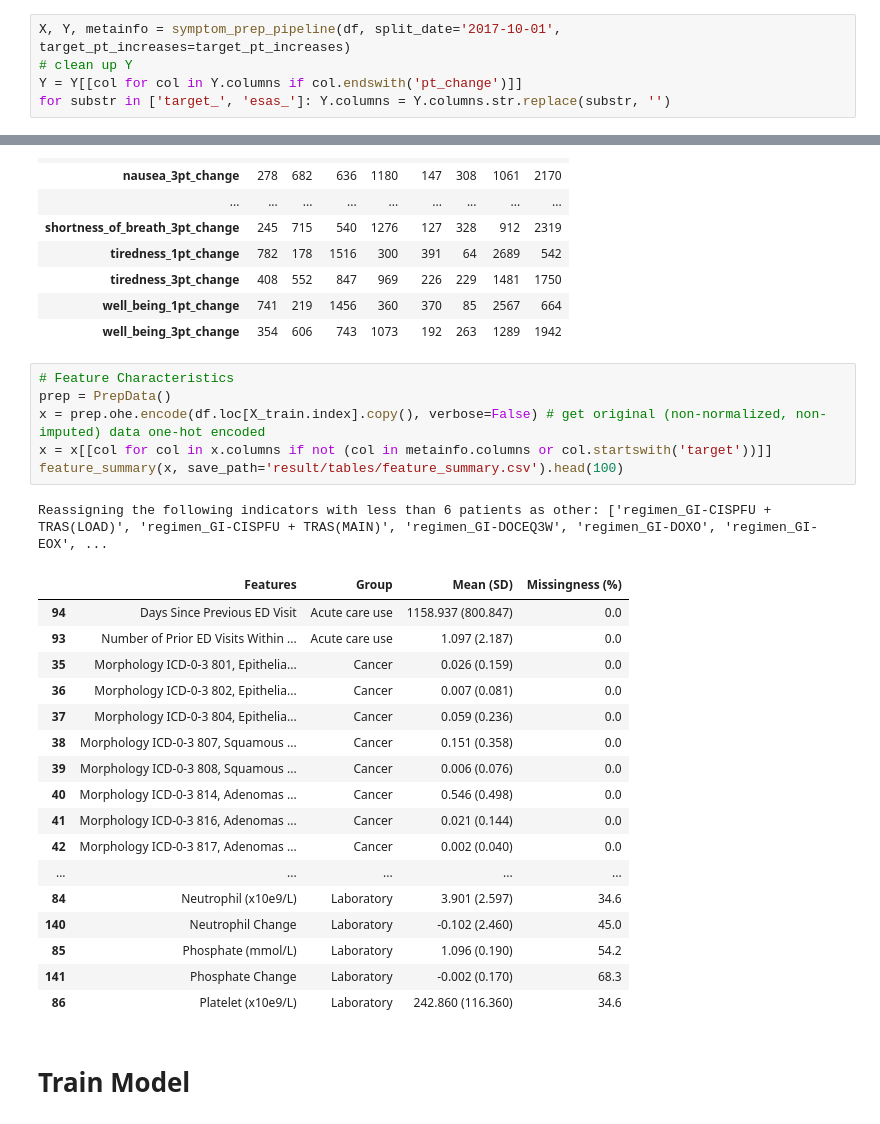
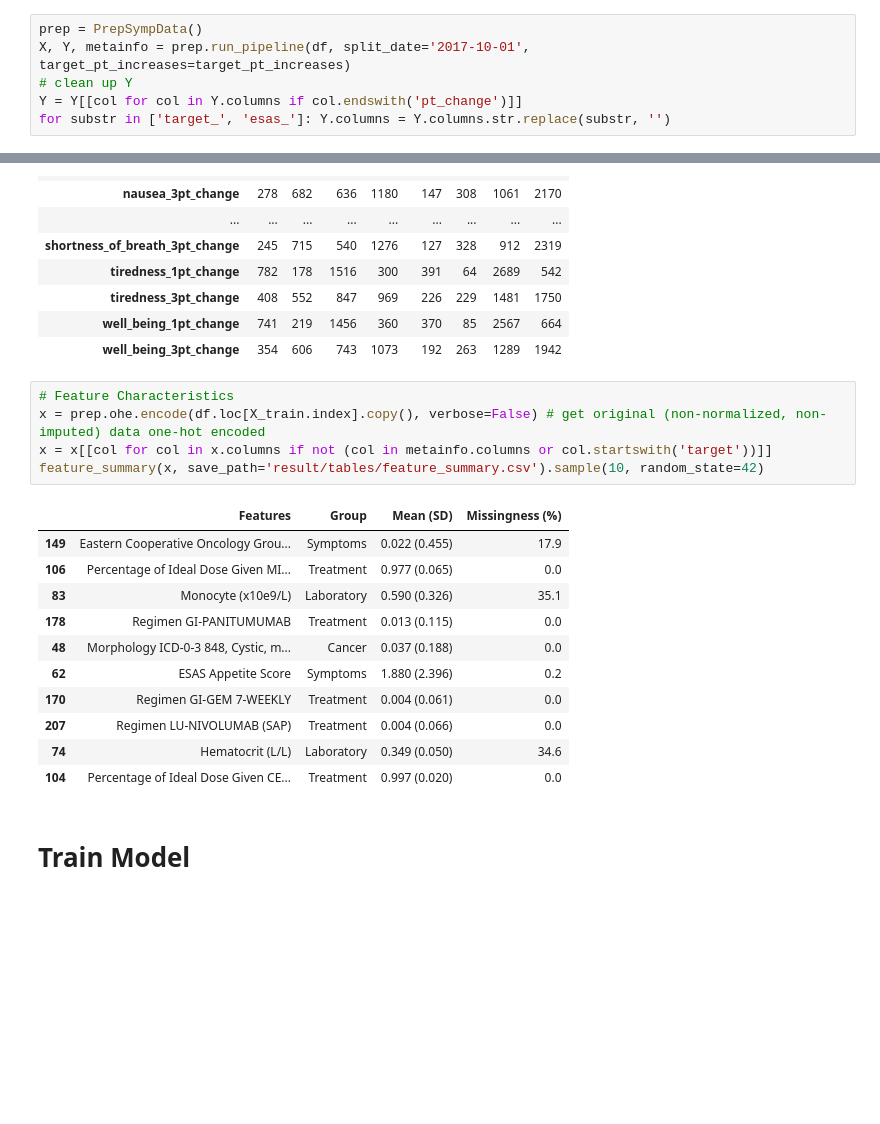
Before and after one commit to ml4oncology/PredUCE, a Jupyter notebook: notebooks/Symptom.ipynb, the cells around one changed output, grey strips where cells are left out. Cells and saved outputs as stored; diff of their text form; blank space fills up the shorter version.

Commit message:
cleaned up notebook, changed data pipeline to a class

```diff
--- a/notebooks/Symptom.ipynb
+++ b/notebooks/Symptom.ipynb
@@ -129,5 +110,6 @@ df = collapse_rare_categories(df, catcols=['cancer_site', 'morphology'])
 # %%
-X, Y, metainfo = symptom_prep_pipeline(df, split_date='2017-10-01', target_pt_increases=target_pt_increases)
+prep = PrepSympData()
+X, Y, metainfo = prep.run_pipeline(df, split_date='2017-10-01', target_pt_increases=target_pt_increases)
 # clean up Y
 Y = Y[[col for col in Y.columns if col.endswith('pt_change')]]
 for substr in ['target_', 'esas_']: Y.columns = Y.columns.str.replace(substr, '')
@@ -224,28 +174,20 @@ get_label_distribution(Y, metainfo, with_respect_to='patients').sort_index()
 | well_being_3pt_change | 354 | 606 | 743 | 1073 | 192 | 263 | 1289 | 1942 |
 # %%
 # Feature Characteristics
-prep = PrepData()
 x = prep.ohe.encode(df.loc[X_train.index].copy(), verbose=False) # get original (non-normalized, non-imputed) data one-hot encoded
 x = x[[col for col in x.columns if not (col in metainfo.columns or col.startswith('target'))]]
-feature_summary(x, save_path='result/tables/feature_summary.csv').head(100)
+feature_summary(x, save_path='result/tables/feature_summary.csv').sample(10, random_state=42)
 # %% [output]
-Reassigning the following indicators with less than 6 patients as other: ['regimen_GI-CISPFU + TRAS(LOAD)', 'regimen_GI-CISPFU + TRAS(MAIN)', 'regimen_GI-DOCEQ3W', 'regimen_GI-DOXO', 'regimen_GI-EOX', ...
 |  | Features | Group | Mean (SD) | Missingness (%) |
-| 94 | Days Since Previous ED Visit | Acute care use | 1158.937 (800.847) | 0.0 |
-| 93 | Number of Prior ED Visits Within ... | Acute care use | 1.097 (2.187) | 0.0 |
-| 35 | Morphology ICD-0-3 801, Epithelia... | Cancer | 0.026 (0.159) | 0.0 |
-| 36 | Morphology ICD-0-3 802, Epithelia... | Cancer | 0.007 (0.081) | 0.0 |
-| 37 | Morphology ICD-0-3 804, Epithelia... | Cancer | 0.059 (0.236) | 0.0 |
-| 38 | Morphology ICD-0-3 807, Squamous ... | Cancer | 0.151 (0.358) | 0.0 |
-| 39 | Morphology ICD-0-3 808, Squamous ... | Cancer | 0.006 (0.076) | 0.0 |
-| 40 | Morphology ICD-0-3 814, Adenomas ... | Cancer | 0.546 (0.498) | 0.0 |
-| 41 | Morphology ICD-0-3 816, Adenomas ... | Cancer | 0.021 (0.144) | 0.0 |
-| 42 | Morphology ICD-0-3 817, Adenomas ... | Cancer | 0.002 (0.040) | 0.0 |
-| ... | ... | ... | ... | ... |
-| 84 | Neutrophil (x10e9/L) | Laboratory | 3.901 (2.597) | 34.6 |
-| 140 | Neutrophil Change | Laboratory | -0.102 (2.460) | 45.0 |
-| 85 | Phosphate (mmol/L) | Laboratory | 1.096 (0.190) | 54.2 |
-| 141 | Phosphate Change | Laboratory | -0.002 (0.170) | 68.3 |
-| 86 | Platelet (x10e9/L) | Laboratory | 242.860 (116.360) | 34.6 |
+| 149 | Eastern Cooperative Oncology Grou... | Symptoms | 0.022 (0.455) | 17.9 |
+| 106 | Percentage of Ideal Dose Given MI... | Treatment | 0.977 (0.065) | 0.0 |
+| 83 | Monocyte (x10e9/L) | Laboratory | 0.590 (0.326) | 35.1 |
+| 178 | Regimen GI-PANITUMUMAB | Treatment | 0.013 (0.115) | 0.0 |
+| 48 | Morphology ICD-0-3 848, Cystic, m... | Cancer | 0.037 (0.188) | 0.0 |
+| 62 | ESAS Appetite Score | Symptoms | 1.880 (2.396) | 0.2 |
+| 170 | Regimen GI-GEM 7-WEEKLY | Treatment | 0.004 (0.061) | 0.0 |
+| 207 | Regimen LU-NIVOLUMAB (SAP) | Treatment | 0.004 (0.066) | 0.0 |
+| 74 | Hematocrit (L/L) | Laboratory | 0.349 (0.050) | 34.6 |
+| 104 | Percentage of Ideal Dose Given CE... | Treatment | 0.997 (0.020) | 0.0 |
 # %% [markdown]
 # Train Model
```
Also changed, not shown: parts of 18 cells of this notebook, 10 other files.
